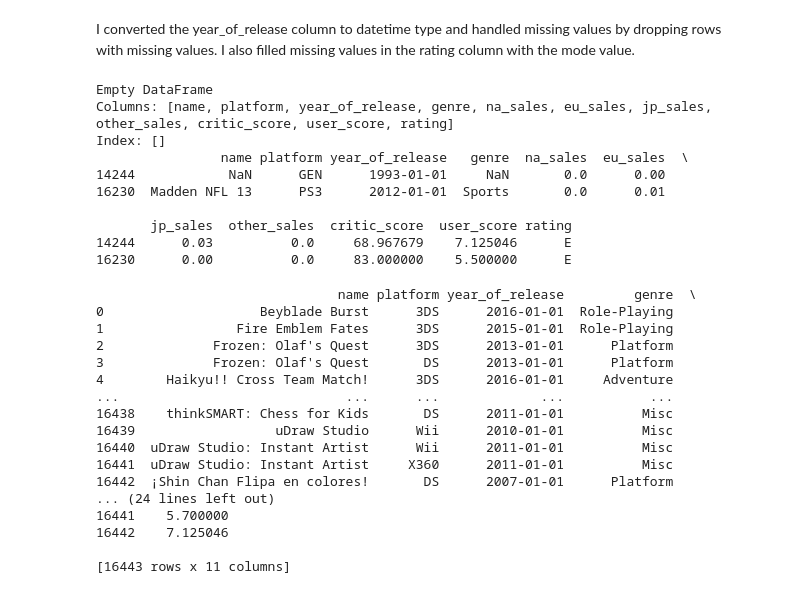
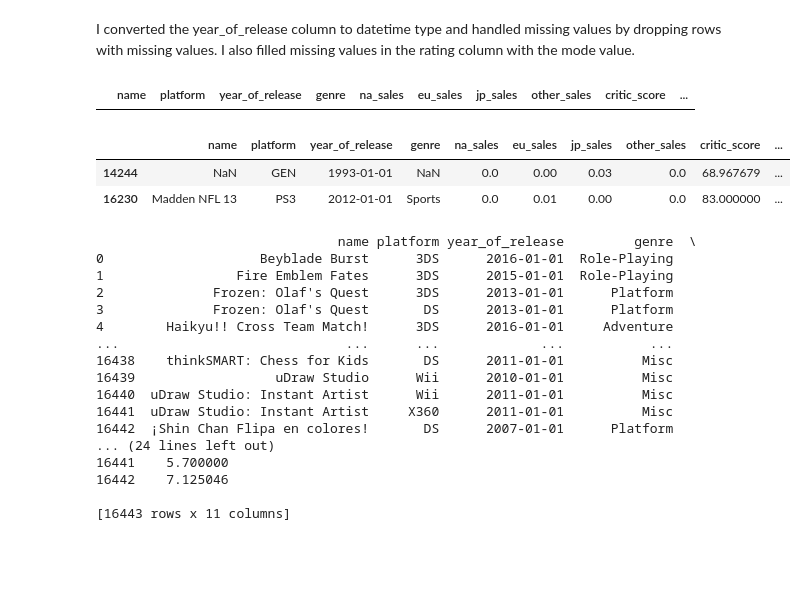
Before and after one commit to becominggiant/game_analysis, a Jupyter notebook: EDA.ipynb, the cells around one changed output. Saved outputs shown, nothing was run; the diff lists cells and outputs as text; code cells hidden in the pictures; blank space fills up the shorter version.

```diff
--- a/EDA.ipynb
+++ b/EDA.ipynb
@@ -161,20 +159,14 @@ I converted the year_of_release column to datetime type and handled missing valu
 # %%
 df_duplicates = df[df.duplicated()]#duplicated values and how to handle them
 df_specific_columns = df[df.duplicated(subset=['name', 'platform', 'year_of_release'])]#specific
 
-print(df_duplicates) #print duplicated values
-print(df_specific_columns) #print specific columns
+display(df_duplicates) #print duplicated values
+display(df_specific_columns) #print specific columns
 # %% [output]
-Empty DataFrame
-Columns: [name, platform, year_of_release, genre, na_sales, eu_sales, jp_sales, other_sales, critic_score, user_score, rating]
-Index: []
-                name platform year_of_release   genre  na_sales  eu_sales  \
-14244            NaN      GEN      1993-01-01     NaN       0.0      0.00
-16230  Madden NFL 13      PS3      2012-01-01  Sports       0.0      0.01
-
-       jp_sales  other_sales  critic_score  user_score rating
-14244      0.03          0.0     68.967679    7.125046      E
-16230      0.00          0.0     83.000000    5.500000      E
+|  | name | platform | year_of_release | genre | na_sales | eu_sales | jp_sales | other_sales | critic_score | ... |
+|  | name | platform | year_of_release | genre | na_sales | eu_sales | jp_sales | other_sales | critic_score | ... |
+| 14244 | NaN | GEN | 1993-01-01 | NaN | 0.0 | 0.00 | 0.03 | 0.0 | 68.967679 | ... |
+| 16230 | Madden NFL 13 | PS3 | 2012-01-01 | Sports | 0.0 | 0.01 | 0.00 | 0.0 | 83.000000 | ... |
 # %%
 df_aggregate = df.groupby(['name', 'platform','year_of_release', 'genre', 'rating']).agg({'na_sales':'sum', 'eu_sales':'sum', 'jp_sales':'sum', 'other_sales':'sum', 'critic_score':'mean', 'user_score':'mean'}).reset_index()
 
```
Also changed, not shown: parts of 13 cells of this notebook.
